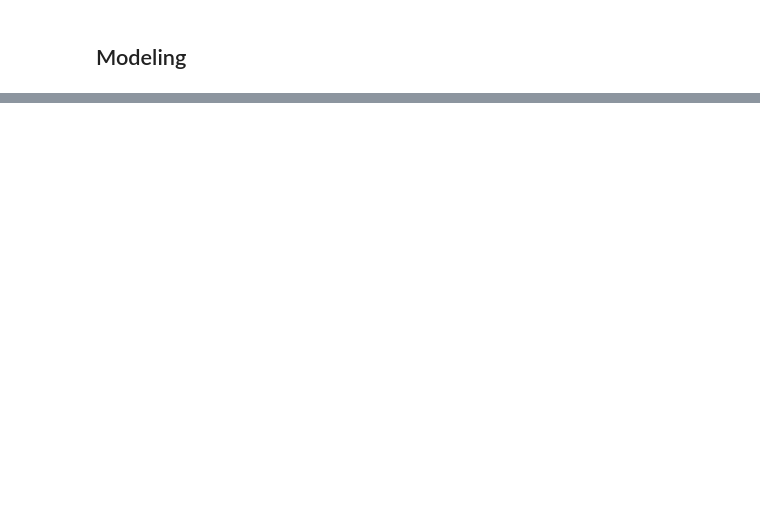
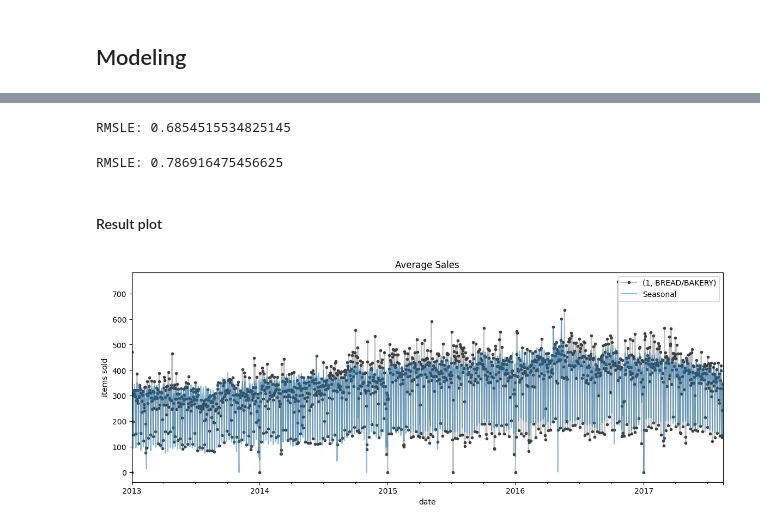
Before and after one commit to yukims19/Store-Sales-Time-Series-Prediction, a Jupyter notebook: preprocess_and_model.ipynb, the cells around one changed output, grey strips where cells are left out. Cells and saved outputs as stored; diff of their text form; code cells hidden in the pictures; blank space fills up the shorter version.

```diff
--- a/preprocess_and_model.ipynb
+++ b/preprocess_and_model.ipynb
@@ -177,0 +404,12 @@ test_processed = combined[combined['dataset'] == 'test'].drop(columns=['dataset'
+# %%
+X_2 = store_sales.unstack(['store_nbr', 'family']).drop('sales', axis=1).stack()  #onpromotion feature
+
+# Label encoding for 'family'
+le = LabelEncoder()
+X_2 = X_2.reset_index('family')
+X_2['family'] = le.fit_transform(X_2['family'])
+
+# Label encoding for seasonality
+X_2["day"] = X_2.index.day
+
+y.shape, X.shape, X_2.shape
@@ -177,0 +418,7 @@ test_processed = combined[combined['dataset'] == 'test'].drop(columns=['dataset'
+# %%
+model = BoostedHybrid(LinearRegression(), XGBRegressor())
+
+# YOUR CODE HERE: Fit and predict
+model.fit(X, X_2, y)
+y_pred = model.predict(X, X_2)
+y_pred = y_pred.clip(0.0)
@@ -177,0 +430,35 @@ test_processed = combined[combined['dataset'] == 'test'].drop(columns=['dataset'
+# %%
+model = BoostedHybrid(LinearRegression(), RandomForestRegressor())
+
+# YOUR CODE HERE: Fit and predict
+model.fit(X, X_2, y)
+y_pred = model.predict(X, X_2)
+y_pred = y_pred.clip(0.0)
+# %%
+rmsle = root_mean_squared_log_error(y, y_pred)
+print(f'RMSLE: {rmsle}')
+# %% [output]
+RMSLE: 0.6854515534825145
+# %%
+model = BoostedHybrid(LinearRegression(), KNeighborsRegressor())
+
+# YOUR CODE HERE: Fit and predict
+model.fit(X, X_2, y)
+y_pred = model.predict(X, X_2)
+y_pred = y_pred.clip(0.0)
+# %%
+rmsle = root_mean_squared_log_error(y, y_pred)
+print(f'RMSLE: {rmsle}')
+# %% [output]
+RMSLE: 0.786916475456625
+# %% [markdown]
+#### Result plot
+# %%
+column_name = y_pred.columns[5]
+plt.figure(figsize=(14,5))
+ax = y[column_name].plot(**plot_params, title="Average Sales", ylabel="items sold")
+ax = y_pred[column_name].plot(ax=ax, label="Seasonal",  alpha=0.5)
+ax.legend()
+plt.show()
+# %% [output]
+[figure, added]
```
Also changed, not shown: parts of 59 cells of this notebook.
